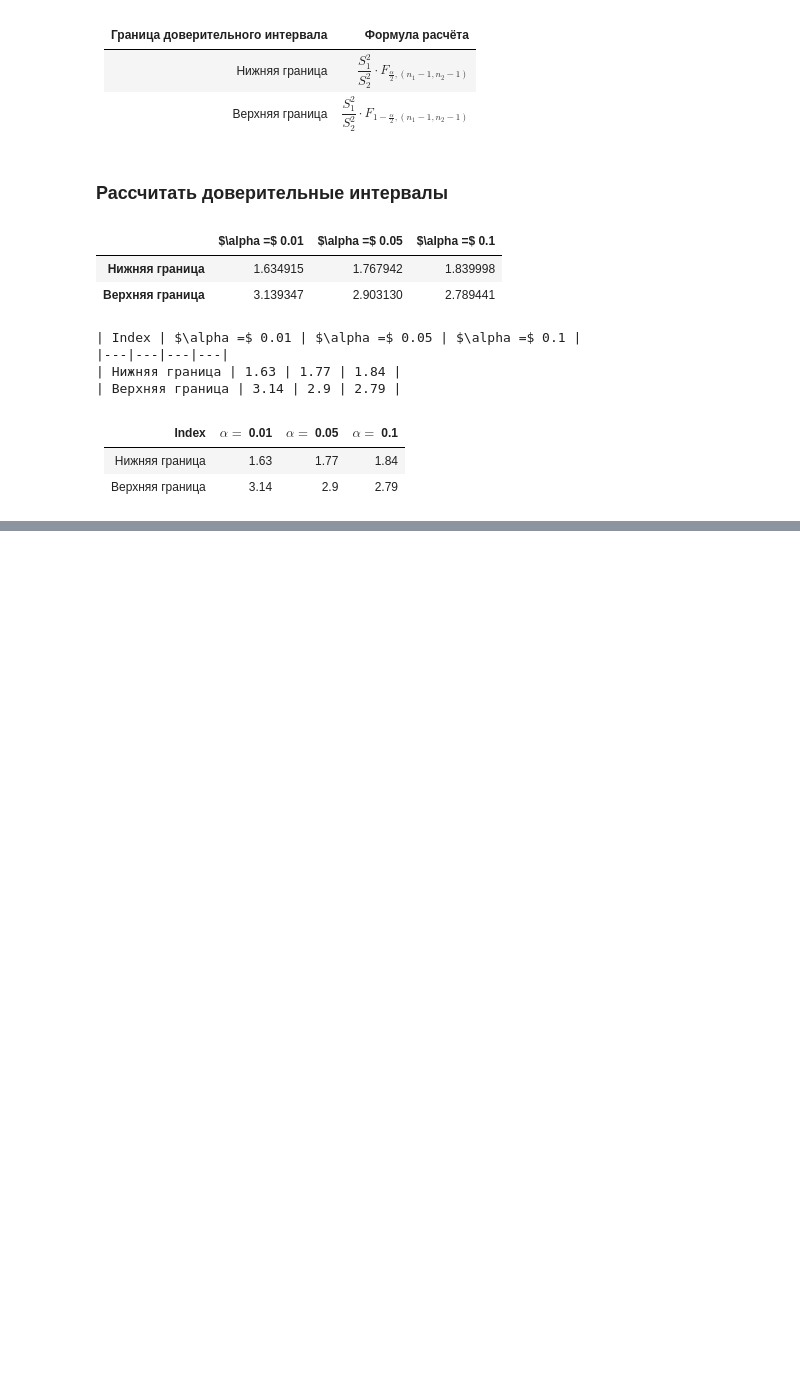
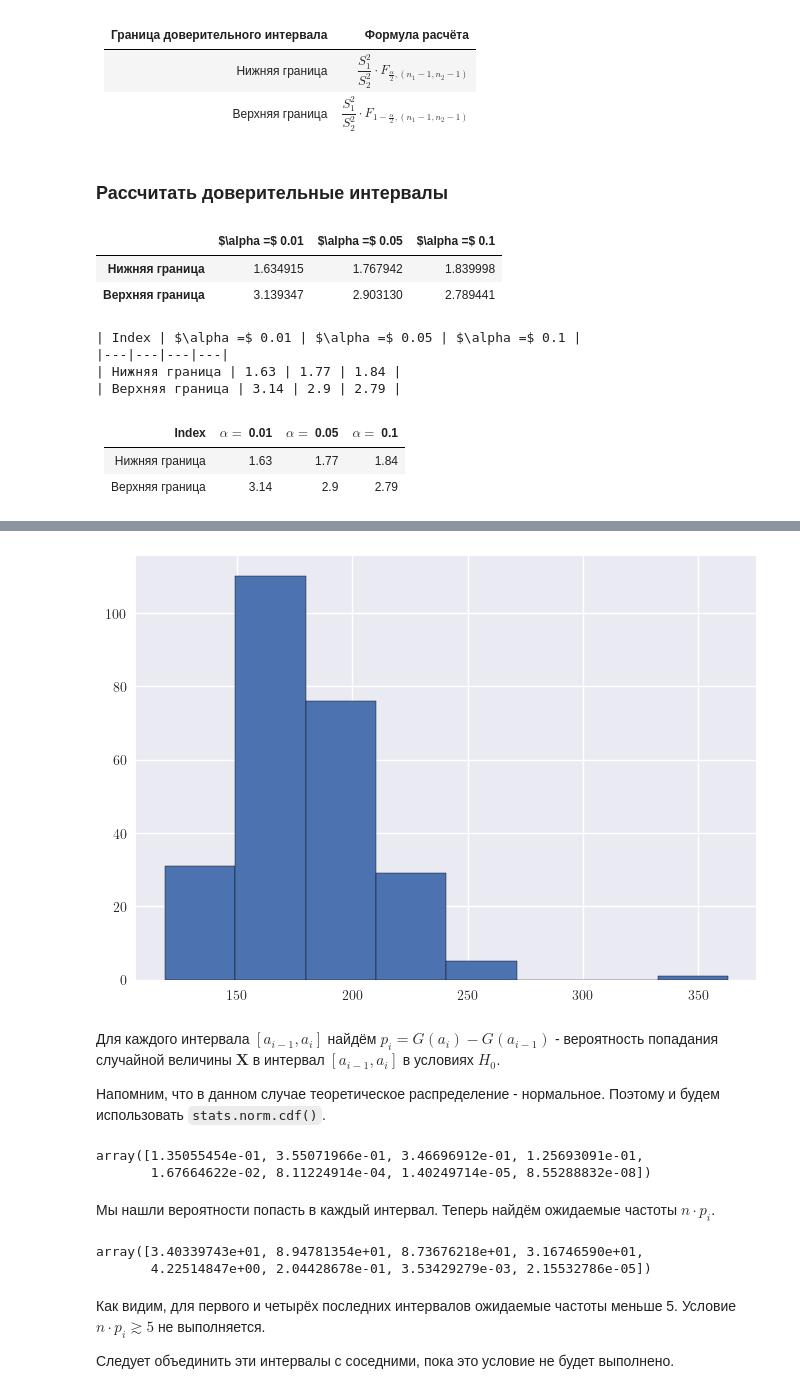
Before and after one commit to retrobannerS/mephi_stats, a Jupyter notebook: bdz/var_2/notebook.ipynb, the cells around one changed output, grey strips where cells are left out. Saved outputs shown, nothing was run; the diff lists cells and outputs as text; code cells hidden in the pictures; blank space fills up the shorter version.

```diff
--- a/bdz/var_2/notebook.ipynb
+++ b/bdz/var_2/notebook.ipynb
@@ -615,0 +938,3 @@ print(dataframe_to_markdown(intervals))
+# %%
+X = data("4")[0]
+X.head()
@@ -615,0 +975,28 @@ print(dataframe_to_markdown(intervals))
+# %%
+k = round(1 + 1.3 * m.log(n))
+frequences, bin_edges, _ = plt.hist(X, bins=k, edgecolor="black")
+plt.show()
+# %% [output]
+[figure, added]
+# %% [markdown]
+Для каждого интервала $[a_{i-1}, a_i]$ найдём $p_i = G(a_i) - G(a_{i-1})$ - вероятность попадания случайной величины $\mathbf X$ в интервал $[a_{i-1}, a_i]$ в условиях $H_0$.
+
+Напомним, что в данном случае теоретическое распределение - нормальное. Поэтому и будем использовать `stats.norm.cdf()`.
+# %%
+probabilities = np.diff(stats.norm(loc=X.mean(), scale=X.std(ddof=1)).cdf(bin_edges))
+probabilities
+# %% [output]
+array([1.35055454e-01, 3.55071966e-01, 3.46696912e-01, 1.25693091e-01,
+       1.67664622e-02, 8.11224914e-04, 1.40249714e-05, 8.55288832e-08])
+# %% [markdown]
+Мы нашли вероятности попасть в каждый интервал. Теперь найдём ожидаемые частоты $n \cdot p_i$.
+# %%
+expected_frequencies = n * probabilities
+expected_frequencies
+# %% [output]
+array([3.40339743e+01, 8.94781354e+01, 8.73676218e+01, 3.16746590e+01,
+       4.22514847e+00, 2.04428678e-01, 3.53429279e-03, 2.15532786e-05])
+# %% [markdown]
+Как видим, для первого и четырёх последних интервалов ожидаемые частоты меньше 5. Условие $n \cdot p_i \gtrsim 5$ не выполняется.
+
+Следует объединить эти интервалы с соседними, пока это условие не будет выполнено.
```
Also changed, not shown: parts of 93 cells of this notebook, 1 other file.
